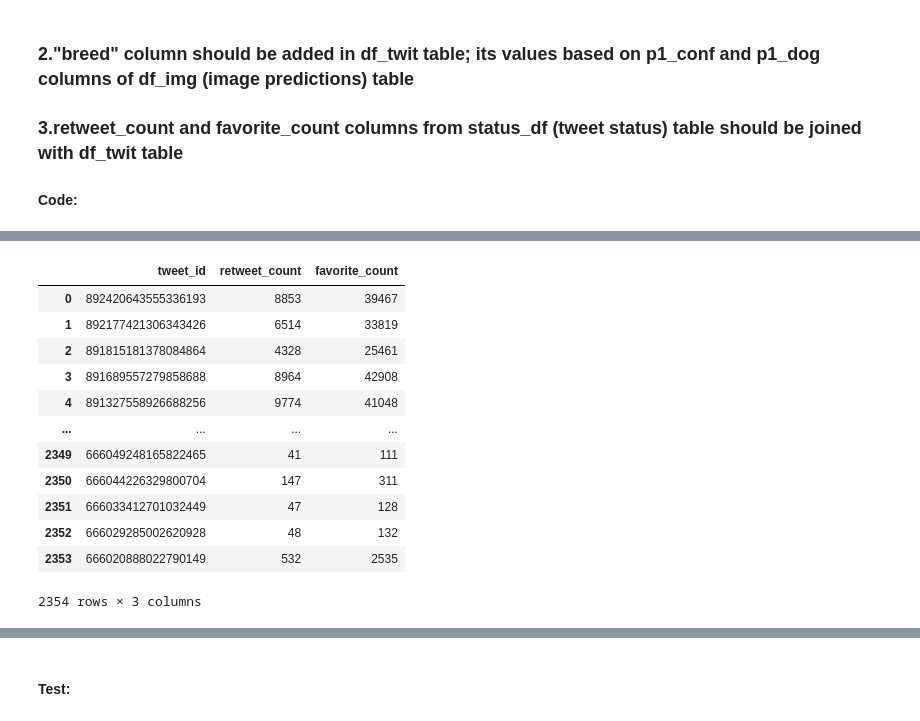
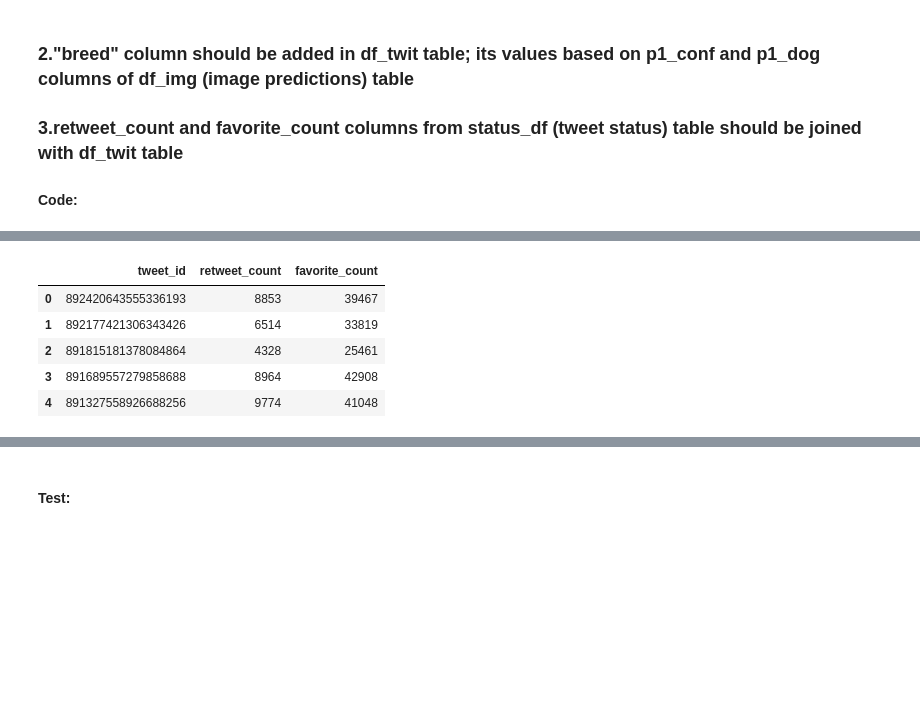
Before and after one commit to Siddharth1698/Data-Analyst-Nanodegree, a Jupyter notebook: Twitter analysis/wrangle_act.ipynb, the cells around one changed output, grey strips where cells are left out. Saved outputs shown, nothing was run; the diff lists cells and outputs as text; code cells hidden in the pictures; blank space fills up the shorter version.

```diff
--- a/Twitter analysis/wrangle_act.ipynb
+++ b/Twitter analysis/wrangle_act.ipynb
@@ -694,18 +683,11 @@ Name: favorite_count, Length: 2331, dtype: int64
 # %%
 status_df.drop(['display_text_range'],axis=1,inplace=True)
 # %%
-status_df
+status_df.head()
 # %% [output]
 |  | tweet_id | retweet_count | favorite_count |
 | 0 | 892420643555336193 | 8853 | 39467 |
 | 1 | 892177421306343426 | 6514 | 33819 |
 | 2 | 891815181378084864 | 4328 | 25461 |
 | 3 | 891689557279858688 | 8964 | 42908 |
 | 4 | 891327558926688256 | 9774 | 41048 |
-| ... | ... | ... | ... |
-| 2349 | 666049248165822465 | 41 | 111 |
-| 2350 | 666044226329800704 | 147 | 311 |
-| 2351 | 666033412701032449 | 47 | 128 |
-| 2352 | 666029285002620928 | 48 | 132 |
-| 2353 | 666020888022790149 | 532 | 2535 |
-2354 rows × 3 columns
```
Also changed, not shown: parts of 75 cells of this notebook, 1 other file.
